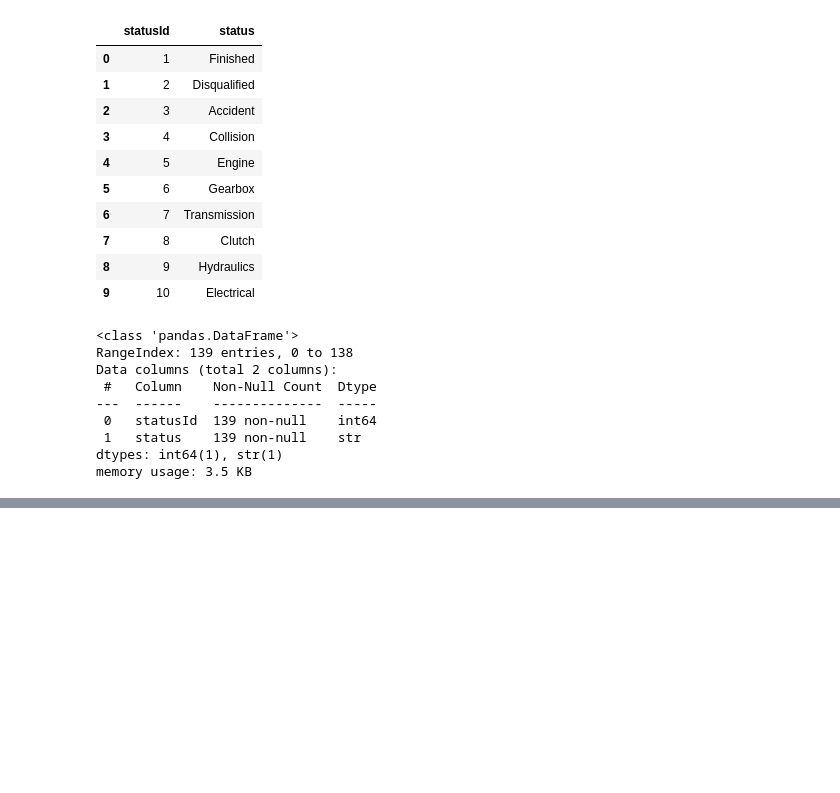
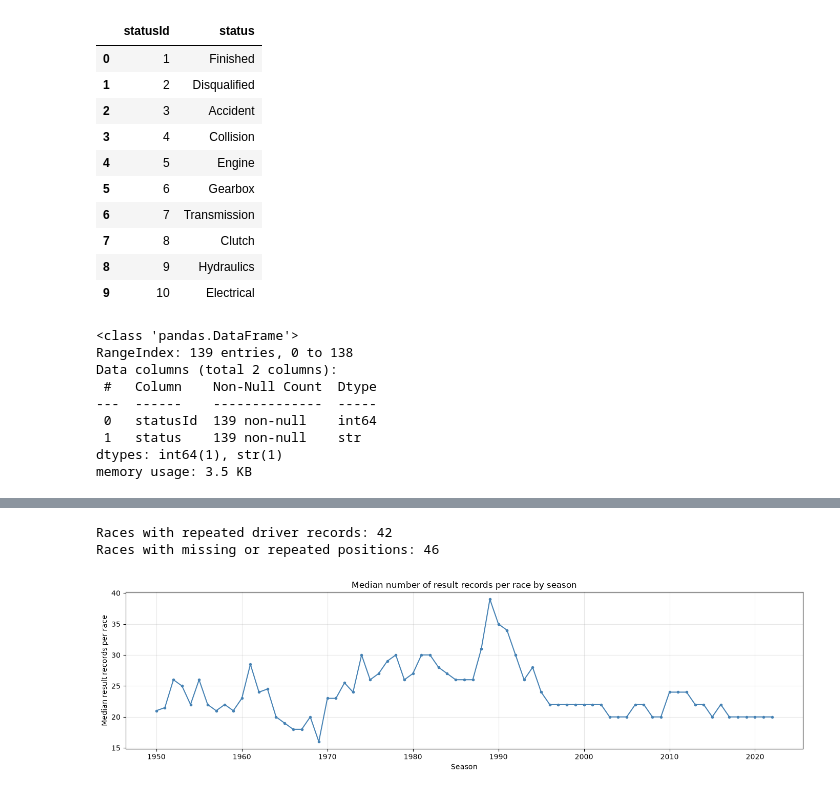
Before and after one commit to zacariasct4/DS_Monthly_Challenges, a Jupyter notebook: 02_formula1/main.ipynb, the cells around one changed output, grey strips where cells are left out. Cells and saved outputs as stored; diff of their text form; code cells hidden in the pictures; blank space fills up the shorter version.

```diff
--- a/02_formula1/main.ipynb
+++ b/02_formula1/main.ipynb
@@ -531,0 +2239,11 @@ The `status_df` dataset has **2 variables** and **no missing values**. It maps e
+# %%
+race_sizes = (target_results.groupby(["year", "race_id"], as_index=False)
+              .agg(result_records=("result_id", "size"),
+                   unique_drivers=("driver_id", "nunique"),
+                   valid_positions=("position_order", "count"),
+                   unique_positions=("position_order", "nunique"),
+                   max_position=("position_order", "max")))
+
+season_sizes = (race_sizes.groupby("year")["result_records"]
+                .agg(races="size", minimum="min", median="median", maximum="max"))
+display(season_sizes)
@@ -531,0 +2265,14 @@ The `status_df` dataset has **2 variables** and **no missing values**. It maps e
+# %%
+print(f"Races with repeated driver records: {(race_sizes['result_records'] > race_sizes['unique_drivers']).sum():,}")
+print(f"Races with missing or repeated positions: {((race_sizes['valid_positions'] < race_sizes['result_records']) | (race_sizes['unique_positions'] < race_sizes['valid_positions'])).sum():,}")
+
+fig, ax = plt.subplots(figsize=(14, 4))
+ax.plot(season_sizes.index, season_sizes["median"], color="steelblue", marker=".")
+ax.set(title="Median number of result records per race by season", xlabel="Season", ylabel="Median result records per race")
+ax.grid(alpha=0.3)
+plt.tight_layout()
+plt.show()
+# %% [output]
+Races with repeated driver records: 42
+Races with missing or repeated positions: 46
+[figure, added]
```
Also changed, not shown: parts of 193 cells of this notebook.
